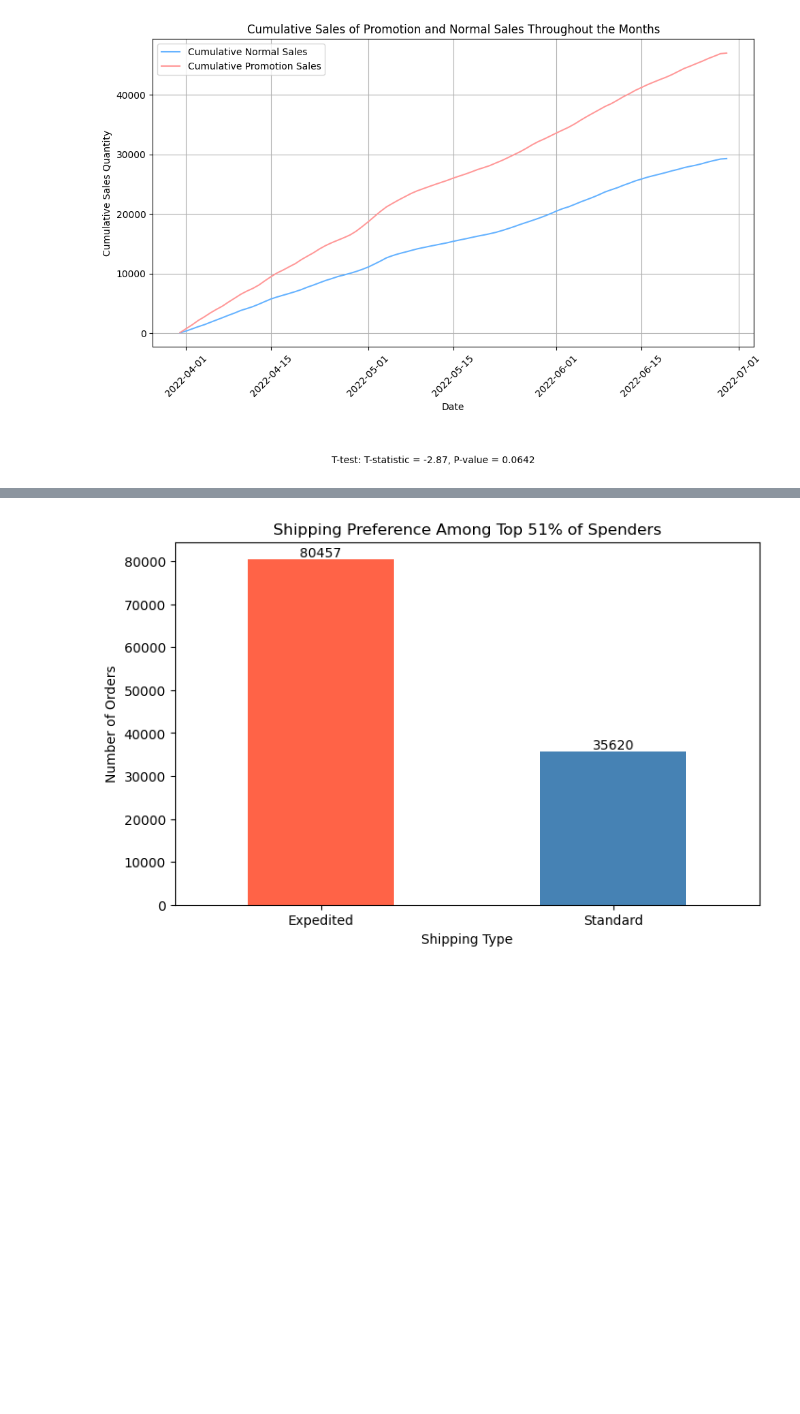
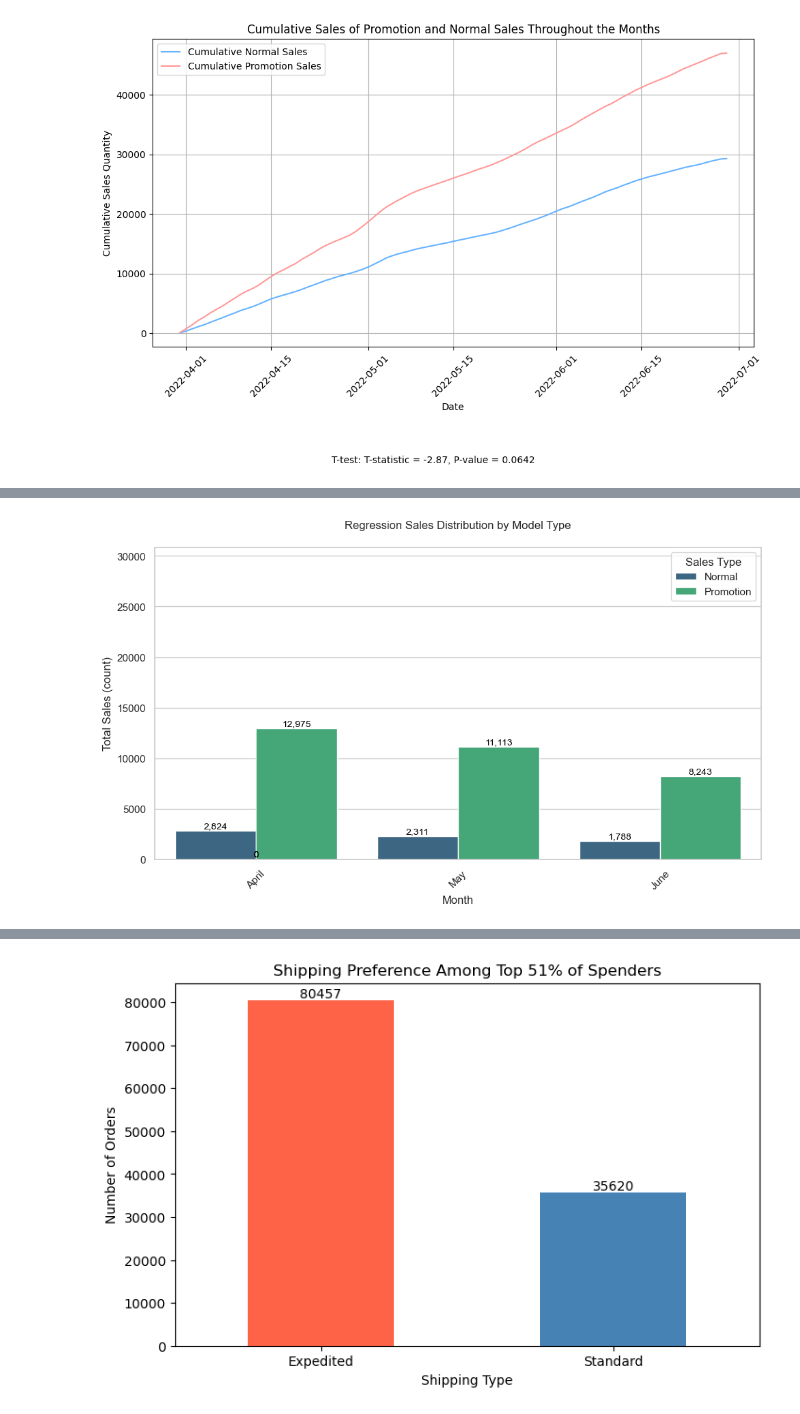
Before and after one commit to JustynLim/Big-Data-Analysis, a Jupyter notebook: Analysis.ipynb, the cells around one changed output, grey strips where cells are left out. Drawn from its saved outputs; the diff is of its cells as text; code cells hidden in the pictures; blank space fills up the shorter version.

Commit message:
Update Regression,Random Forest for correlation testing
Update comparison between different ML algorithms to determine most efficient approach

```diff
--- a/Analysis.ipynb
+++ b/Analysis.ipynb
@@ -541,0 +443,86 @@ The `ci` parameter is deprecated. Use `errorbar=None` for the same effect.
+# %%
+import matplotlib.pyplot as plt
+import pandas as pd
+import seaborn as sns
+
+# Load your CSV file
+file_path = 'Amazon Sale Report.csv'
+df = pd.read_csv(file_path)
+
+# Preprocessing
+# Convert the "Date" column to datetime format and extract the month name
+df['Date'] = pd.to_datetime(df['Date'], errors='coerce')
+df['Month'] = df['Date'].dt.month_name()
+
+# Dynamically classify Model Type and Sales Type
+df['Sales Type'] = df['promotion-ids'].notnull().replace({True: 'Promotion', False: 'Normal'})
+df['Model Type'] = df['Fulfilment'].replace({'Merchant': 'Regression', 'Amazon': 'Random Forest'})
+
+# Include Real Data logic
+real_data = df.copy()
+real_data['Model Type'] = 'Real Data'
+
+# Combine all data for plotting
+df_combined = pd.concat([df, real_data])
+
+# Ensure the 'Amount' column exists and is numeric (if you still want to use it later for reference)
+df_combined['Amount'] = pd.to_numeric(df_combined['Amount'], errors='coerce')
+
+# Define the correct order for months and Model Type
+month_order = ["April", "May", "June"]  # Excluding March
+model_order = ["Regression", "Random Forest", "Real Data"]
+
+# Filter out March
+df_combined = df_combined[df_combined['Month'] != 'March']
+
+df_combined['Month'] = pd.Categorical(df_combined['Month'], categories=month_order, ordered=True)
+df_combined['Model Type'] = pd.Categorical(df_combined['Model Type'], categories=model_order, ordered=True)
+
+# Aggregate data
+aggregated_data = df_combined.groupby(['Month', 'Model Type', 'Sales Type']).size().reset_index(name='Sales Count')
+
+# Sort the aggregated data based on the categorical Month and Model Type orders
+aggregated_data = aggregated_data.sort_values(by=['Month', 'Model Type'])
+
+# Separate the data for each model type
+regression_data = aggregated_data[aggregated_data['Model Type'] == 'Regression']
+random_forest_data = aggregated_data[aggregated_data['Model Type'] == 'Random Forest']
+real_data = aggregated_data[aggregated_data['Model Type'] == 'Real Data']
+
+# Set the y-axis range
+y_max = aggregated_data['Sales Count'].max()
+y_min = 0
+
+# Function to create individual plots
+def create_barplot(data, model_name):
+    plt.figure(figsize=(10, 6))
+    sns.barplot(data=data, x='Month', y='Sales Count', hue='Sales Type', palette='viridis', ci=None)
+    plt.title(f'{model_name} Sales Distribution by Model Type', pad=20)  # Increased pad to move the title higher
+    plt.xlabel('Month')
+    plt.ylabel('Total Sales (count)')  # Changed y-axis label
+    plt.ylim(y_min, y_max)  # Set y-axis range
+
+    # Annotate bars with values
+    for p in plt.gca().patches:
+        value = f"{p.get_height():,.0f}"  # Format as integer
+        plt.gca().annotate(value,
+                           (p.get_x() + p.get_width() / 2., p.get_height()),
+                           ha='center', va='center', fontsize=10, color='black', xytext=(0, 5),
+                           textcoords='offset points')
+
+    # Adjust legend
+    plt.legend(title='Sales Type')
+
+    # Rotate x-axis labels for better readability
+    for label in plt.gca().get_xticklabels():
+        label.set_rotation(45)
+
+    # Show the plot
+    plt.tight_layout()
+    plt.show()
+
+# Create separate plots for each model type
+create_barplot(regression_data, 'Regression')
+create_barplot(random_forest_data, 'Random Forest')
+create_barplot(real_data, 'Real Data')
+# %% [output]
@@ -541,0 +532 @@ The `ci` parameter is deprecated. Use `errorbar=None` for the same effect.
+[figure, added]
```
Also changed, not shown: parts of 6 cells of this notebook.
